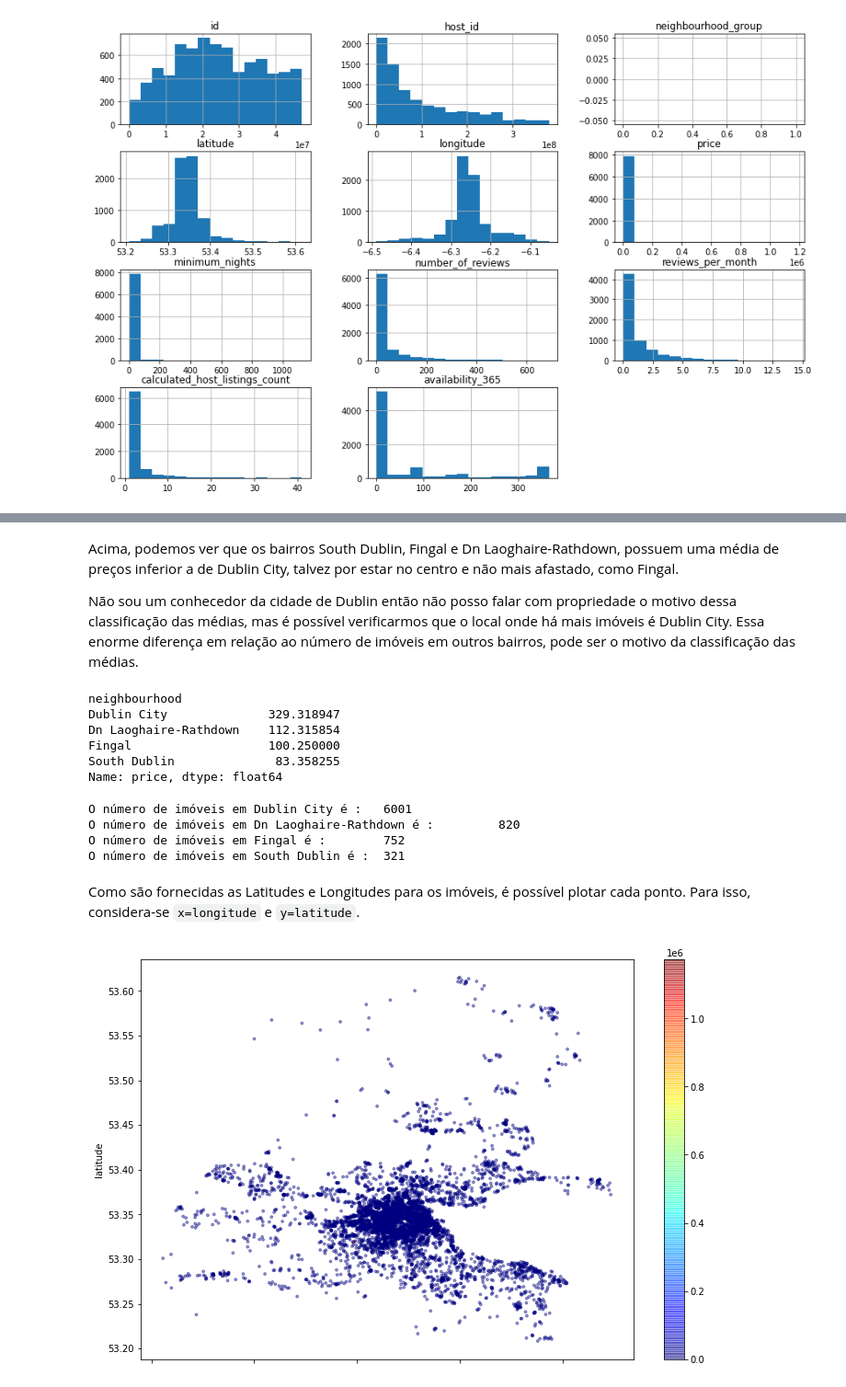
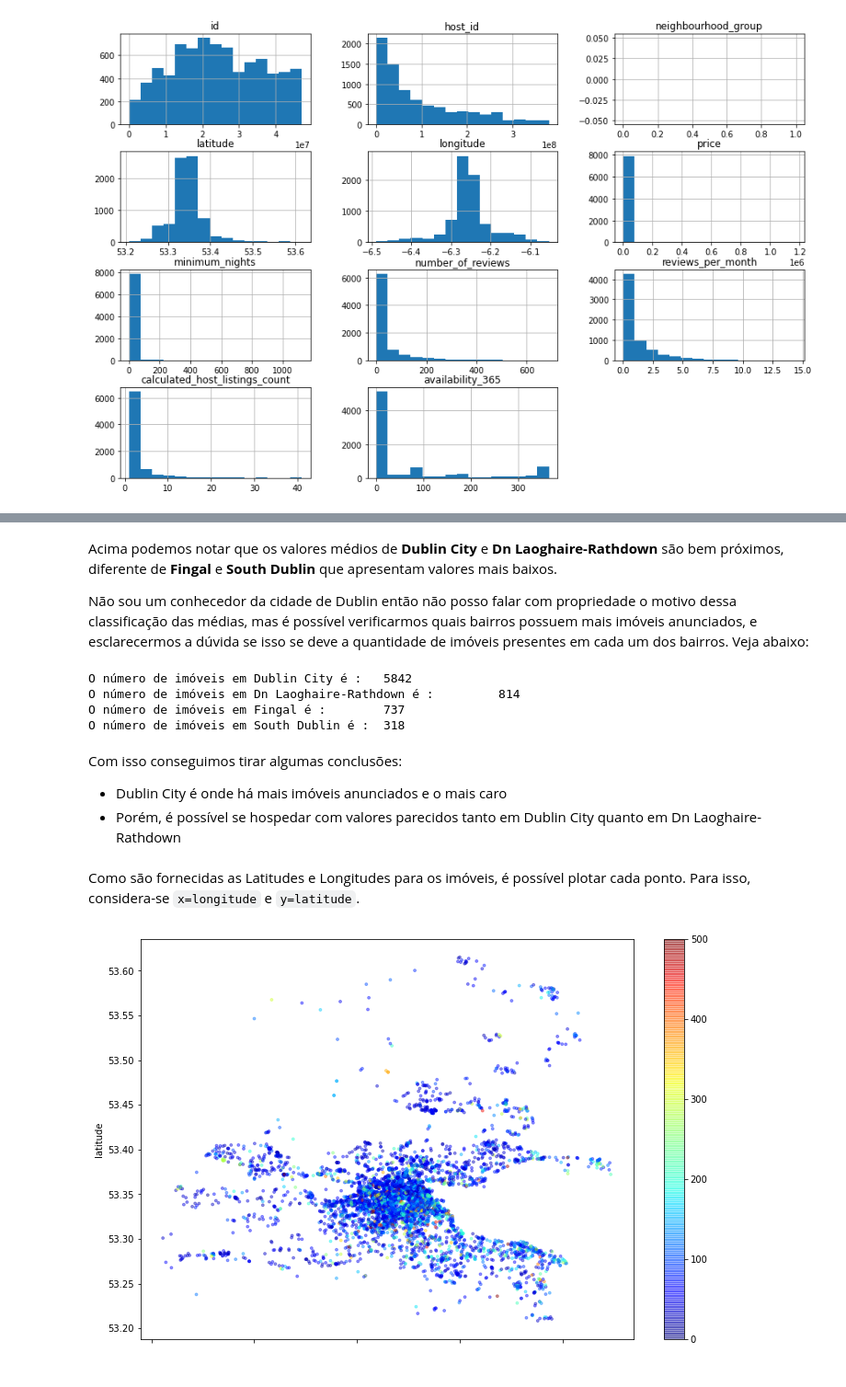
Before and after one commit to JoaoGustavo29/Portfolio_DataScience, a Jupyter notebook: Análise_dos_Dados_do_Airbnb_Dublin.ipynb, the cells around one changed output, grey strips where cells are left out. Shown at 92% size. Cells and saved outputs as stored; diff of their text form; code cells hidden in the pictures.

```diff
--- a/Análise_dos_Dados_do_Airbnb_Dublin.ipynb
+++ b/Análise_dos_Dados_do_Airbnb_Dublin.ipynb
@@ -142,0 +220,11 @@ df.hist(bins=15, figsize=(15,10));
+# %%
+# remover os *outliers* em um novo DataFrame
+df_clean = df.copy()
+df_clean.drop(df_clean[df.price > 500].index, axis=0, inplace=True)
+df_clean.drop(df_clean[df.minimum_nights > 30].index, axis=0, inplace=True)
+
+# remover *neighbourhood_group*, pois está vazio
+df_clean.drop('neighbourhood_group',axis=1, inplace=True)
+
+# plotar o histograma para as variáveis numéricas
+df_clean.hist(bins=15, figsize=(15,10));
@@ -209,27 +319,17 @@ Name: room_type, dtype: float64
 # %% [markdown]
-Acima, podemos ver que os bairros South Dublin, Fingal e Dn Laoghaire-Rathdown, possuem uma média de preços inferior a de Dublin City, talvez por estar no centro e não mais afastado, como Fingal.
+Acima podemos notar que os valores médios de **Dublin City** e **Dn Laoghaire-Rathdown** são bem próximos, diferente de **Fingal** e **South Dublin** que apresentam valores mais baixos.
 
-Não sou um conhecedor da cidade de Dublin então não posso falar com propriedade o motivo dessa classificação das médias, mas é possível verificarmos que o local onde há mais imóveis é Dublin City. Essa enorme diferença em relação ao número de imóveis em outros bairros, pode ser o motivo da classificação das médias.
+Não sou um conhecedor da cidade de Dublin então não posso falar com propriedade o motivo dessa classificação das médias, mas é possível verificarmos quais bairros possuem mais imóveis anunciados, e esclarecermos a dúvida se isso se deve a quantidade de imóveis presentes em cada um dos bairros. Veja abaixo:
-# %%
-# ver preços por bairros, na média
-df.groupby(['neighbourhood']).price.mean().sort_values(ascending=False)[:10]
-# %% [output]
-neighbourhood
-Dublin City              329.318947
-Dn Laoghaire-Rathdown    112.315854
-Fingal                   100.250000
-South Dublin              83.358255
-Name: price, dtype: float64
 # %%
 # definindo variáveis para ver a quantidade de imóveis de cada região
 
-dct = df[df.neighbourhood == 'Dublin City'].shape[0]
+dct = df_clean[df_clean.neighbourhood == 'Dublin City'].shape[0]
 
-dlr = df[df.neighbourhood == 'Dn Laoghaire-Rathdown'].shape[0]
+dlr = df_clean[df_clean.neighbourhood == 'Dn Laoghaire-Rathdown'].shape[0]
 
-fng = df[df.neighbourhood == 'Fingal'].shape[0]
+fng = df_clean[df_clean.neighbourhood == 'Fingal'].shape[0]
 
-sd = df[df.neighbourhood == 'South Dublin'].shape[0]
+sd = df_clean[df_clean.neighbourhood == 'South Dublin'].shape[0]
 
 # Imprimindo o número de imóveis em cada região
 print('O número de imóveis em Dublin City é :\t {}'.format(dct))
@@ -240,16 +340,21 @@ print('O número de imóveis em Fingal é :\t {}'.format(fng))
 
 print('O número de imóveis em South Dublin é :\t {}'.format(sd))
 # %% [output]
-O número de imóveis em Dublin City é :   6001
-O número de imóveis em Dn Laoghaire-Rathdown é :         820
-O número de imóveis em Fingal é :        752
-O número de imóveis em South Dublin é :  321
+O número de imóveis em Dublin City é :   5842
+O número de imóveis em Dn Laoghaire-Rathdown é :         814
+O número de imóveis em Fingal é :        737
+O número de imóveis em South Dublin é :  318
+# %% [markdown]
+Com isso conseguimos tirar algumas conclusões:
+
+* Dublin City é onde há mais imóveis anunciados e o mais caro
+* Porém, é possível se hospedar com valores parecidos tanto em Dublin City quanto em Dn Laoghaire-Rathdown
 # %% [markdown]
 Como são fornecidas as Latitudes e Longitudes para os imóveis, é possível plotar cada ponto. Para isso, considera-se `x=longitude` e `y=latitude`.
 # %%
 # plotar os imóveis pela latitude-longitude
-df.plot(kind='scatter', x='longitude', y='latitude', alpha=0.4, c=df['price'], s=8,
+df_clean.plot(kind='scatter', x='longitude', y='latitude', alpha=0.4, c=df_clean['price'], s=8,
         cmap=plt.get_cmap('jet'), figsize=(12,8));
 # %% [output]
-[figure, old version]
+[figure, new version]
 # %% [markdown]
```
Also changed, not shown: parts of 30 cells of this notebook.
